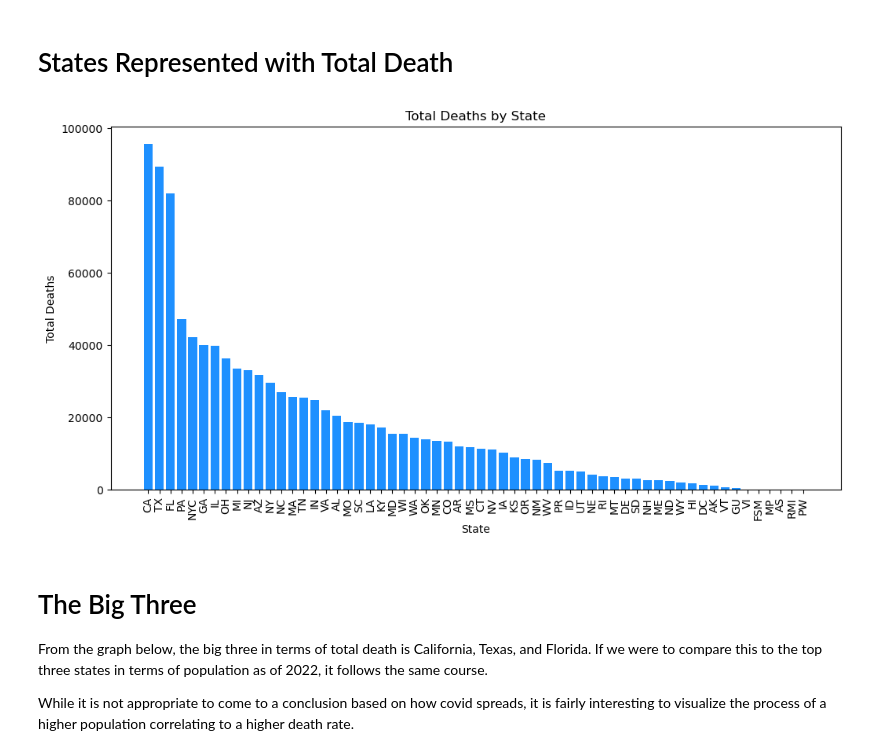
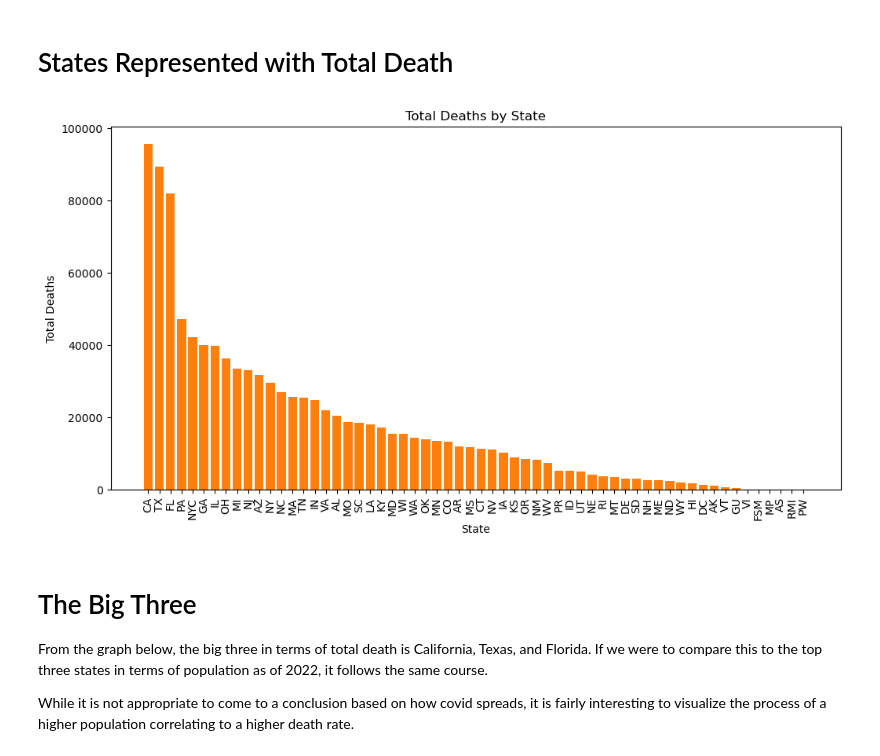
Before and after one commit to mikerasch/Covid19Analysis, a Jupyter notebook: Covid_Analysis.ipynb, the cells around one changed output. Saved outputs shown, nothing was run; the diff lists cells and outputs as text; code cells hidden in the pictures.

Commit message:
1st graph color to orange to avoid confusion

```diff
--- a/Covid_Analysis.ipynb
+++ b/Covid_Analysis.ipynb
@@ -115,15 +115,15 @@ covid_df
 # %%
 grouped_df = covid_df.groupby('state').agg({'new_death': 'sum'}).reset_index()
 grouped_df_sorted = grouped_df.sort_values('new_death', ascending=False)
 plt.figure(figsize=(12, 6))
-plt.bar(grouped_df_sorted['state'], grouped_df_sorted['new_death'], color='dodgerblue')
+plt.bar(grouped_df_sorted['state'], grouped_df_sorted['new_death'], color='tab:orange')
 plt.xlabel('State')
 plt.ylabel('Total Deaths')
 plt.xticks(rotation=90)
 plt.title("Total Deaths by State")
 plt.show()
 # %% [output]
-[figure, old version]
+[figure, new version]
 # %% [markdown]
 # The Big Three
 From the graph below, the big three in terms of total death is California, Texas, and Florida.
```
